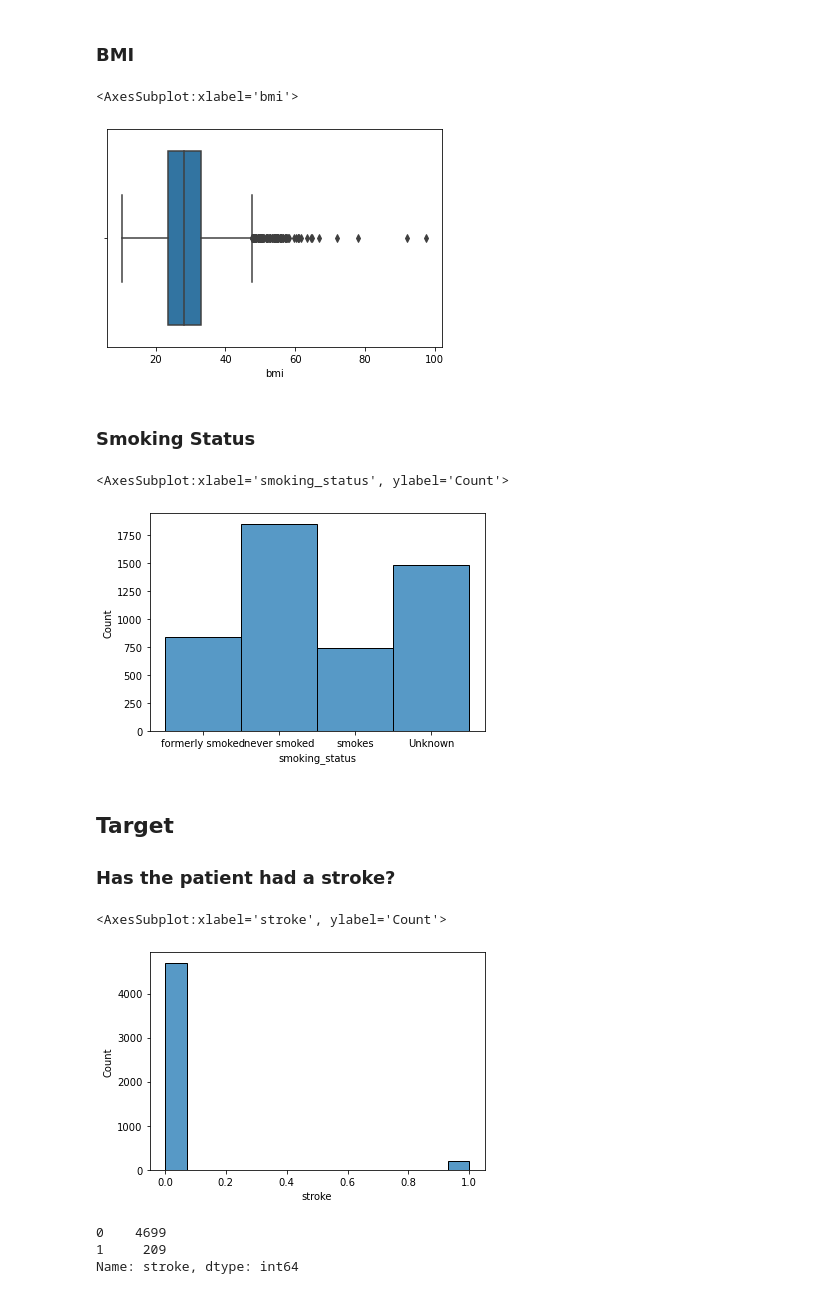
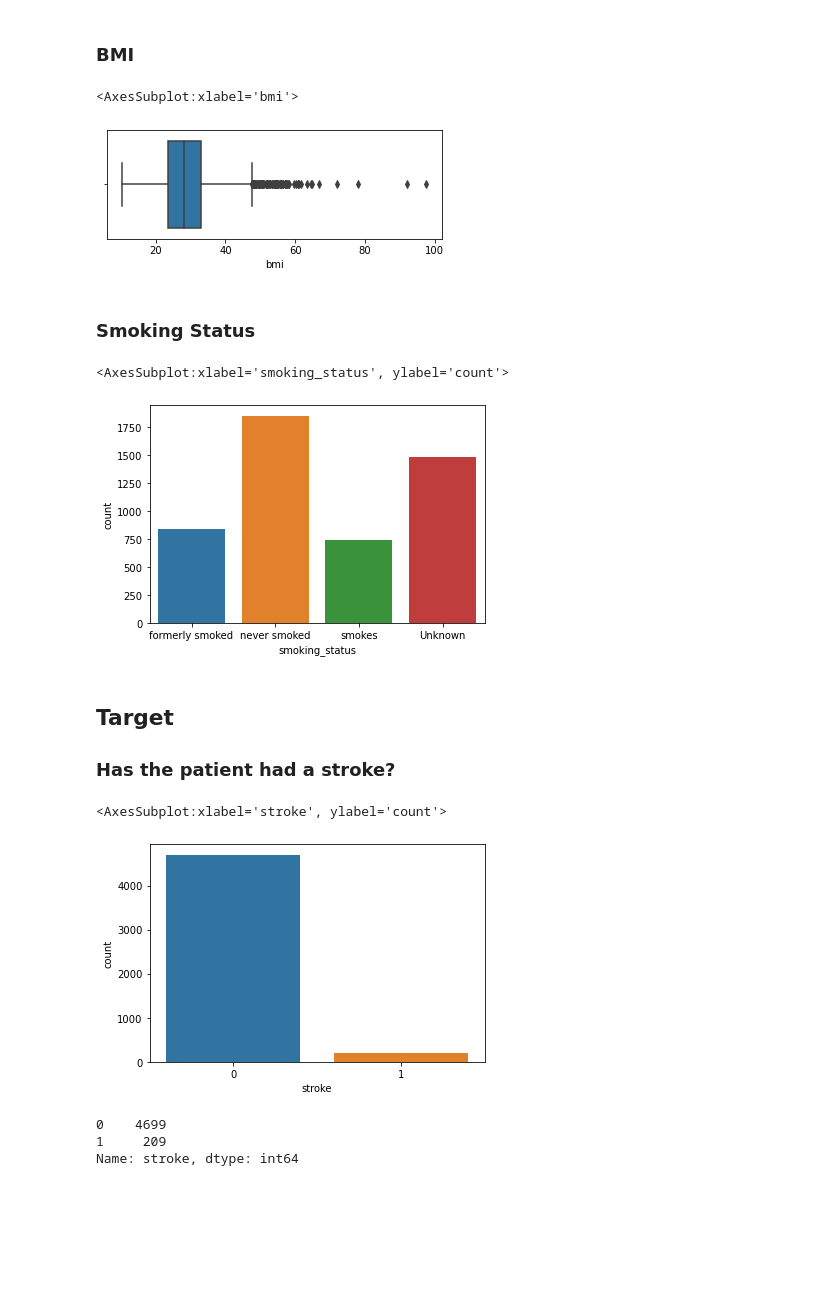
Before and after one commit to alexander-billings/stroke_prediction, a Jupyter notebook: Stroke_Prediction.ipynb, the cells around one changed output. Saved outputs shown, nothing was run; the diff lists cells and outputs as text; code cells hidden in the pictures; blank space fills up the shorter version.

```diff
--- a/Stroke_Prediction.ipynb
+++ b/Stroke_Prediction.ipynb
@@ -208,26 +331,27 @@ sns.boxplot(data = df, x = 'avg_glucose_level')
 # %% [markdown]
 ### BMI
 # %%
+plt.figure(figsize=(6,2))
 sns.boxplot( data = df, x = 'bmi')
 # %% [output]
 <AxesSubplot:xlabel='bmi'>
-[figure, old version]
+[figure, new version]
 # %% [markdown]
 ### Smoking Status
 # %%
-sns.histplot(data = df, x = 'smoking_status')
+sns.countplot(data = df, x = 'smoking_status')
 # %% [output]
-<AxesSubplot:xlabel='smoking_status', ylabel='Count'>
+<AxesSubplot:xlabel='smoking_status', ylabel='count'>
-[figure, old version]
+[figure, new version]
 # %% [markdown]
 ## Target
 
 ### Has the patient had a stroke?
 # %%
-sns.histplot(data = df, x = 'stroke')
+sns.countplot(data = df, x = 'stroke')
 # %% [output]
-<AxesSubplot:xlabel='stroke', ylabel='Count'>
+<AxesSubplot:xlabel='stroke', ylabel='count'>
-[figure, old version]
+[figure, new version]
 # %%
 df['stroke'].value_counts()
 # %% [output]
```
Also changed, not shown: parts of 32 cells of this notebook.
